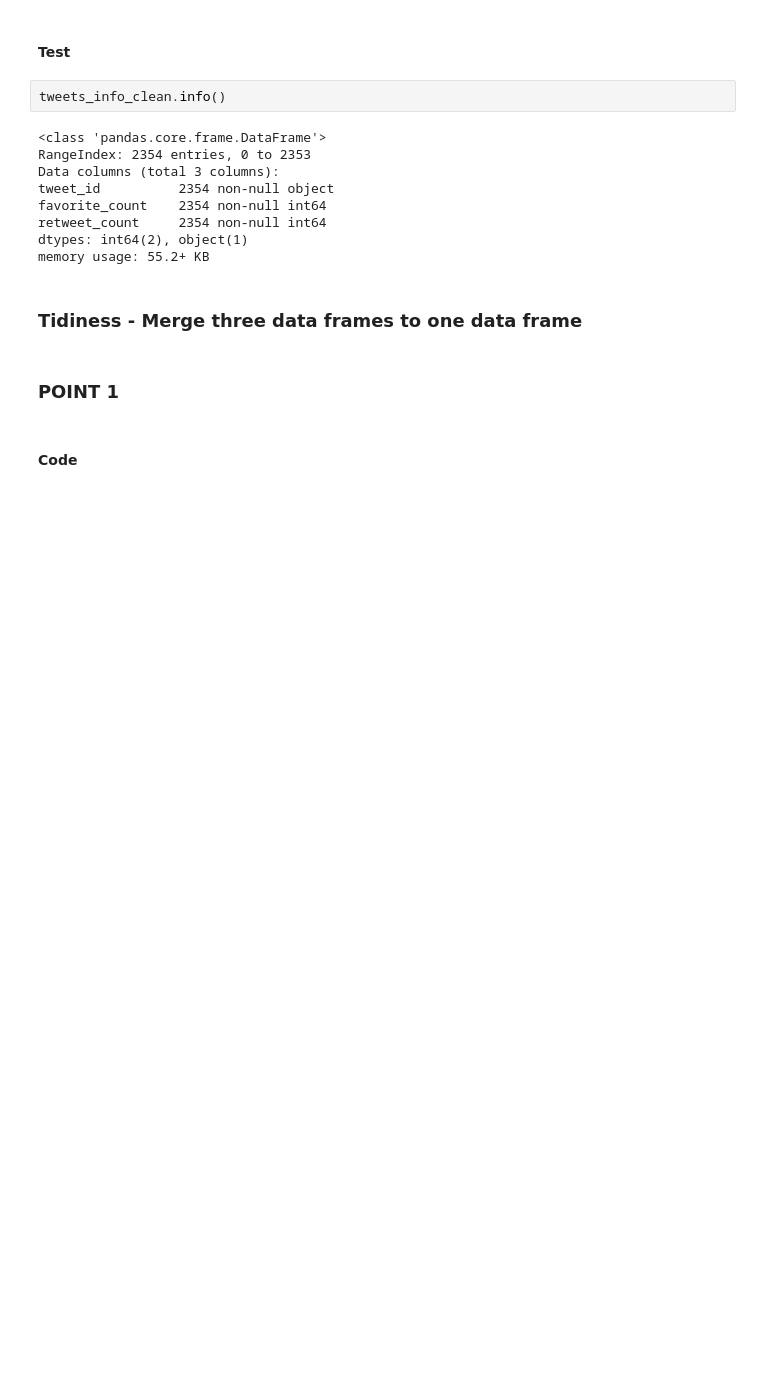
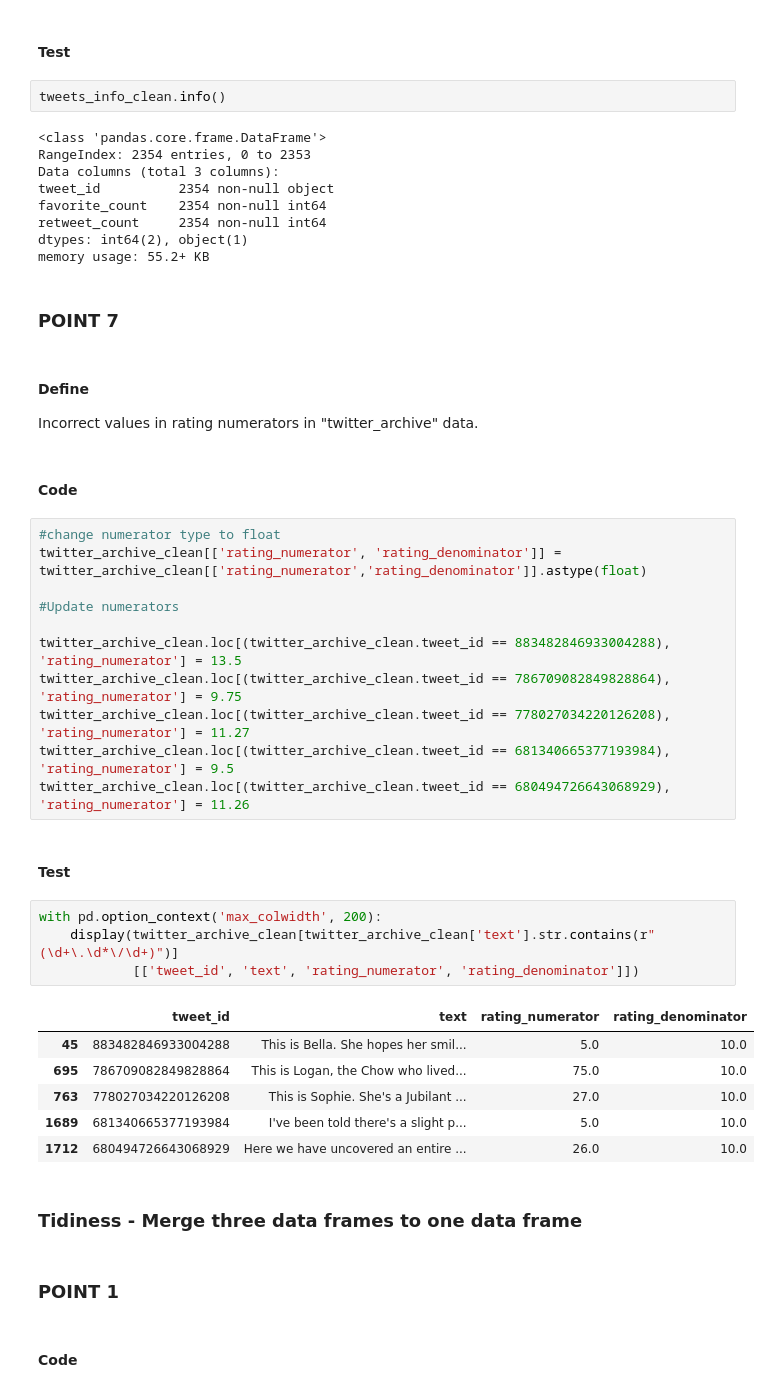
Before and after one commit to NadaAlsaab/Wrangle-and-analyze-data, a Jupyter notebook: wrangle_act.ipynb, the cells around one changed output. Drawn from its saved outputs; the diff is of its cells as text; blank space fills up the shorter version.

```diff
--- a/wrangle_act.ipynb
+++ b/wrangle_act.ipynb
@@ -497,6 +500,37 @@ favorite_count    2354 non-null int64
 retweet_count     2354 non-null int64
 dtypes: int64(2), object(1)
 memory usage: 55.2+ KB
+# %% [markdown]
+### POINT 7
+# %% [markdown]
+#### Define
+Incorrect values in rating numerators in "twitter_archive" data.
+# %% [markdown]
+#### Code
+# %%
+#change numerator type to float
+twitter_archive_clean[['rating_numerator', 'rating_denominator']] = twitter_archive_clean[['rating_numerator','rating_denominator']].astype(float)
+
+#Update numerators
+
+twitter_archive_clean.loc[(twitter_archive_clean.tweet_id == 883482846933004288), 'rating_numerator'] = 13.5
+twitter_archive_clean.loc[(twitter_archive_clean.tweet_id == 786709082849828864), 'rating_numerator'] = 9.75
+twitter_archive_clean.loc[(twitter_archive_clean.tweet_id == 778027034220126208), 'rating_numerator'] = 11.27
+twitter_archive_clean.loc[(twitter_archive_clean.tweet_id == 681340665377193984), 'rating_numerator'] = 9.5
+twitter_archive_clean.loc[(twitter_archive_clean.tweet_id == 680494726643068929), 'rating_numerator'] = 11.26
+# %% [markdown]
+#### Test
+# %%
+with pd.option_context('max_colwidth', 200):
+    display(twitter_archive_clean[twitter_archive_clean['text'].str.contains(r"(\d+\.\d*\/\d+)")]
+            [['tweet_id', 'text', 'rating_numerator', 'rating_denominator']])
+# %% [output]
+|  | tweet_id | text | rating_numerator | rating_denominator |
+| 45 | 883482846933004288 | This is Bella. She hopes her smil... | 5.0 | 10.0 |
+| 695 | 786709082849828864 | This is Logan, the Chow who lived... | 75.0 | 10.0 |
+| 763 | 778027034220126208 | This is Sophie. She's a Jubilant ... | 27.0 | 10.0 |
+| 1689 | 681340665377193984 | I've been told there's a slight p... | 5.0 | 10.0 |
+| 1712 | 680494726643068929 | Here we have uncovered an entire ... | 26.0 | 10.0 |
 # %% [markdown]
 ### Tidiness - Merge three data frames to one data frame
 # %% [markdown]
```
Also changed, not shown: parts of 5 cells of this notebook.
